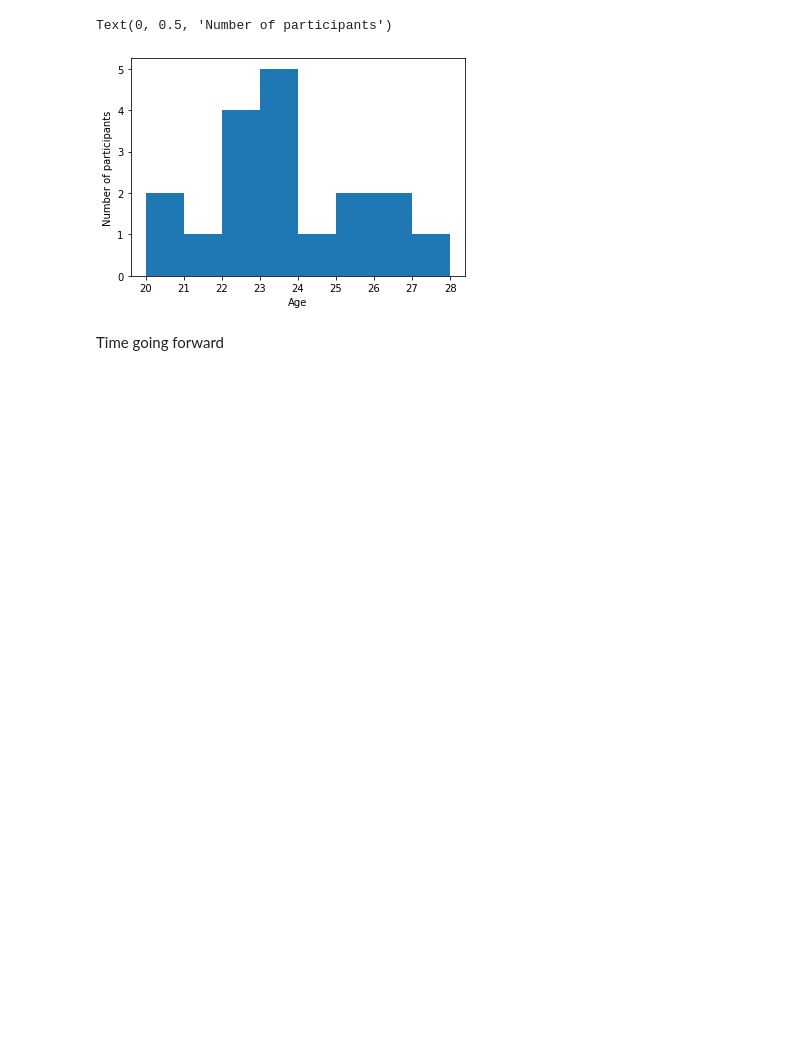
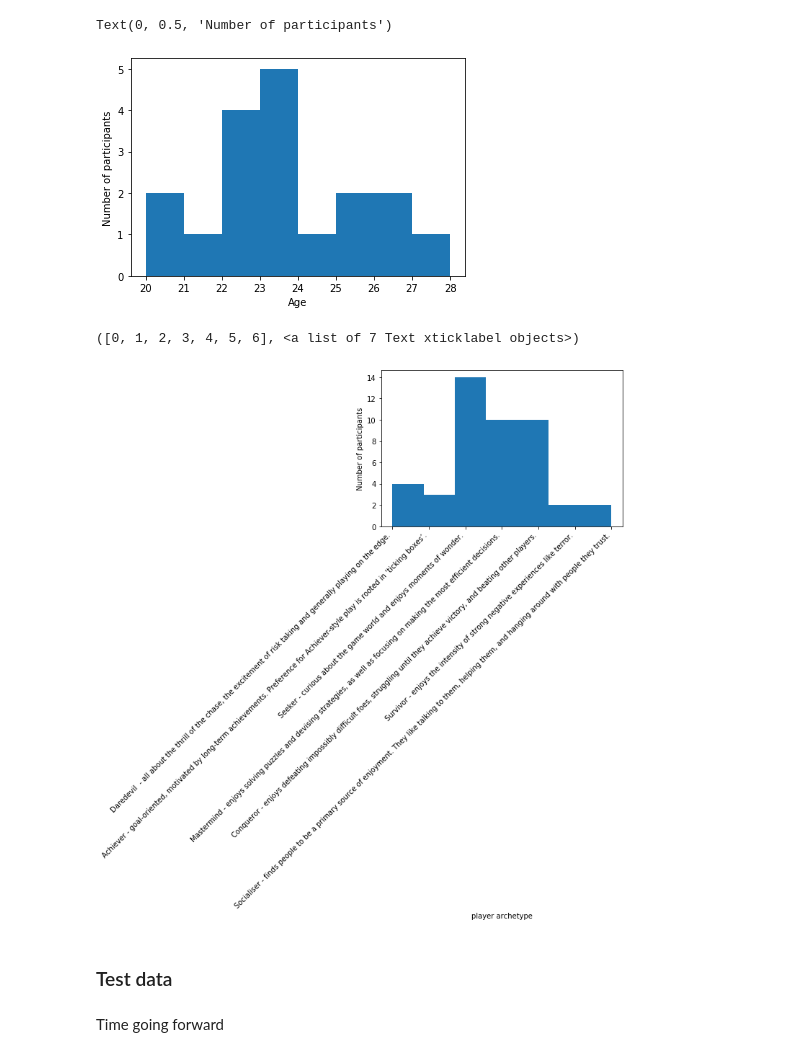
Before and after one commit to latedude2/P5-data-analysis, a Jupyter notebook: P5_result_analysis.ipynb, the cells around one changed output. Cells and saved outputs as stored; diff of their text form; code cells hidden in the pictures; blank space fills up the shorter version.

Commit message:
Add player archetype histogram

```diff
--- a/P5_result_analysis.ipynb
+++ b/P5_result_analysis.ipynb
@@ -265,3 +267,14 @@ Text(0, 0.5, 'Number of participants')
+# %%
+#age
+plt.hist(data["player archetype"], bins = 7)
+plt.xlabel("player archetype")
+plt.ylabel("Number of participants")
+plt.xticks(rotation='45', ha="right")
+# %% [output]
+([0, 1, 2, 3, 4, 5, 6], <a list of 7 Text xticklabel objects>)
+[figure, added]
+# %% [markdown]
+### Test data
 # %% [markdown]
 Time going forward
 # %%
```
Also changed, not shown: parts of 1 cell of this notebook.
